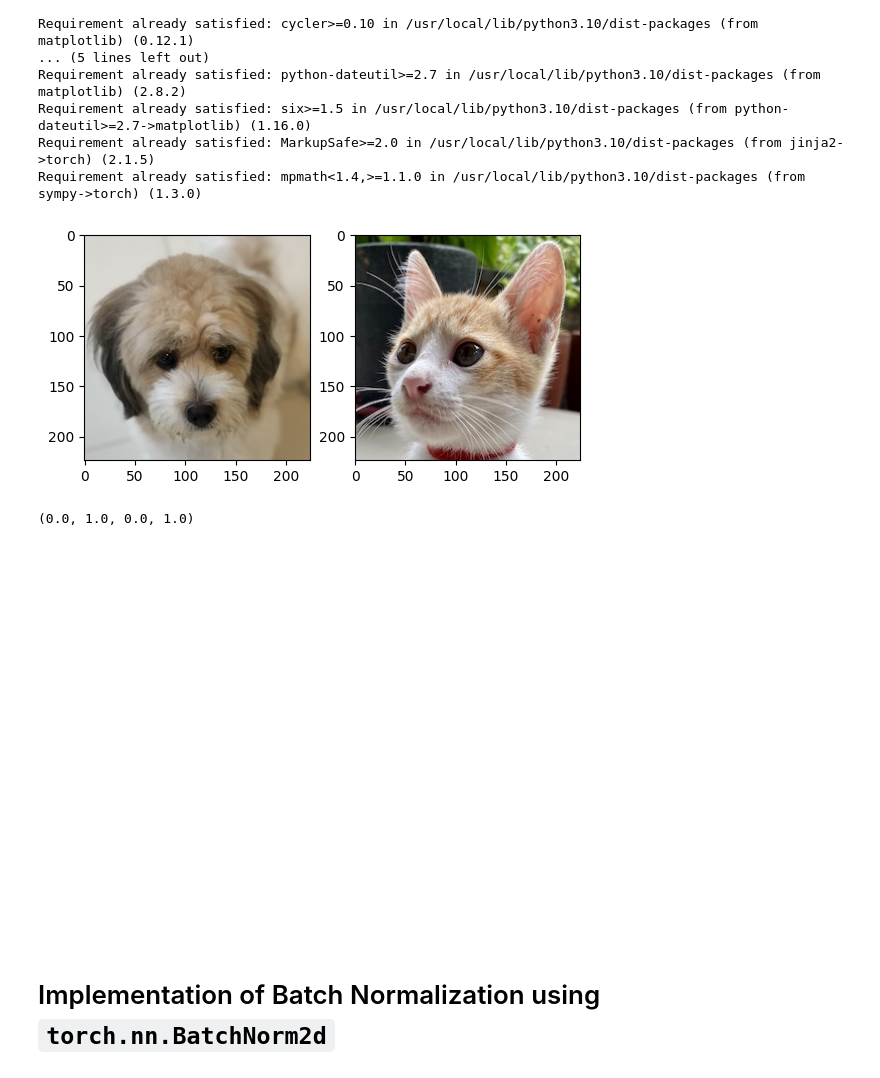
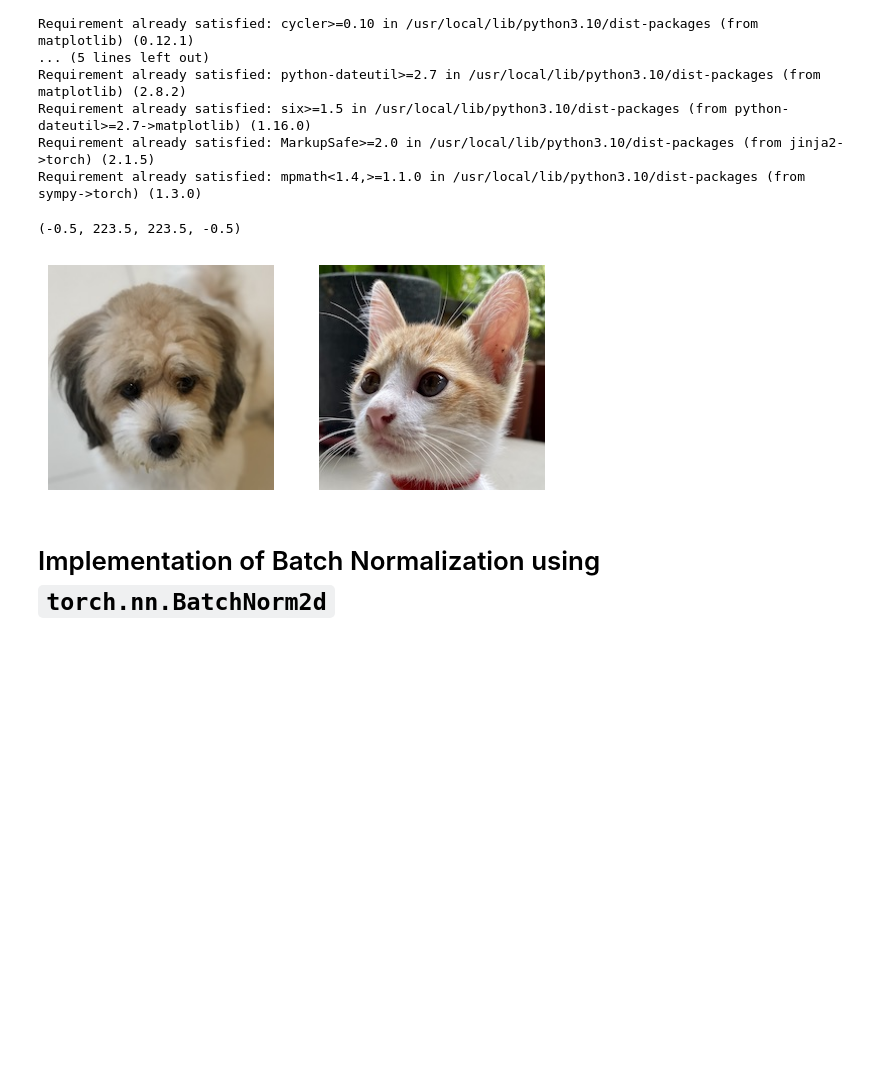
Before and after one commit to jaceroldan/batch-norm-einops, a Jupyter notebook: BatchNorm.ipynb, the cells around one changed output. Drawn from its saved outputs; the diff is of its cells as text; code cells hidden in the pictures; blank space fills up the shorter version.

```diff
--- a/BatchNorm.ipynb
+++ b/BatchNorm.ipynb
@@ -21,22 +21,21 @@ Requirement already satisfied: mpmath<1.4,>=1.1.0 in /usr/local/lib/python3.10/d
 # %%
 from einops import rearrange, reduce
 import numpy as np
 import matplotlib.pyplot as plt
 from matplotlib import image
 import torch
 from torch.nn import BatchNorm2d
 
 aki_dog_original = image.imread('aki_dog.jpg')
 wonder_cat_original = image.imread('wonder_cat.jpg')
 fig, ax = plt.subplots(1,2)
 ax[0].imshow(aki_dog_original)
+ax[0].axis('off')
 ax[1].imshow(wonder_cat_original)
-plt.show()
-plt.axis('off')
+ax[1].axis('off')
 # %% [output]
+(-0.5, 223.5, 223.5, -0.5)
-[figure, old version]
+[figure, new version]
-(0.0, 1.0, 0.0, 1.0)
-[figure, removed]
 # %% [markdown]
 # Implementation of Batch Normalization using `torch.nn.BatchNorm2d`
 # %%
```
Also changed, not shown: parts of 2 cells of this notebook.
